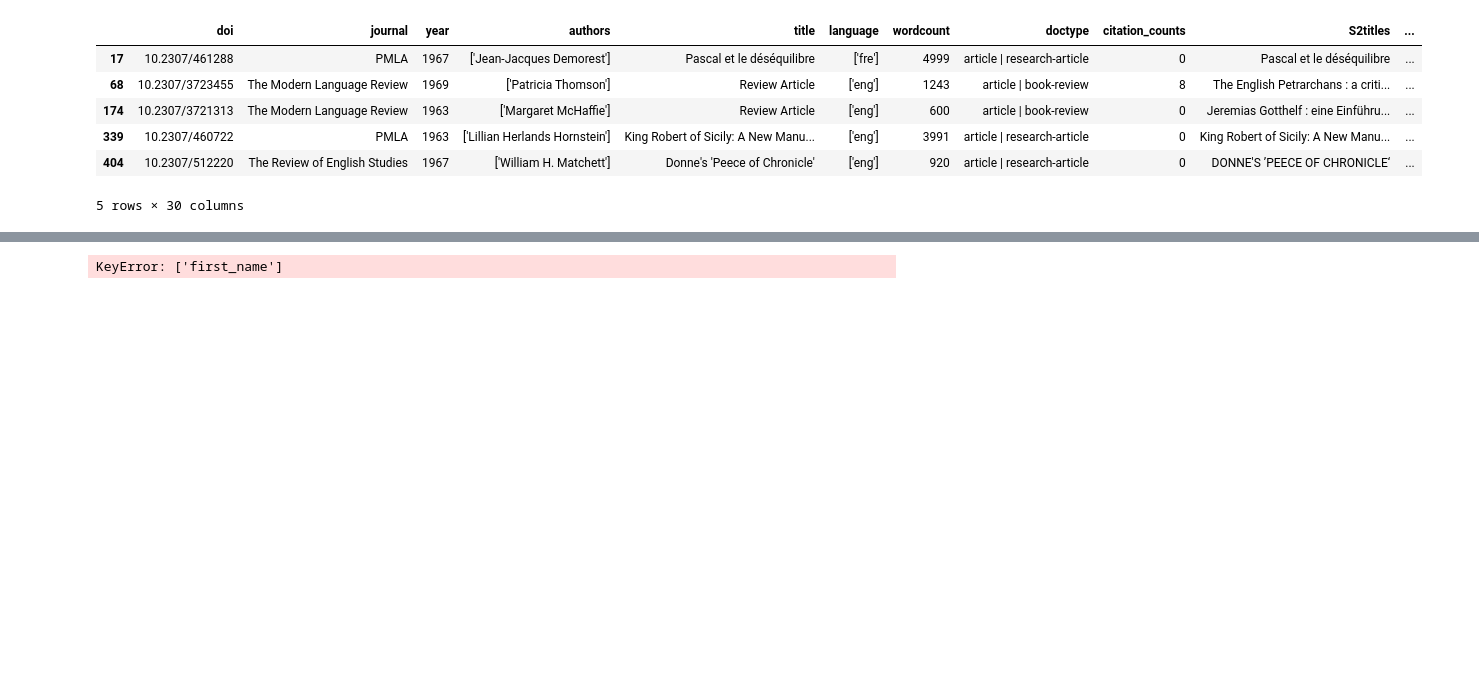
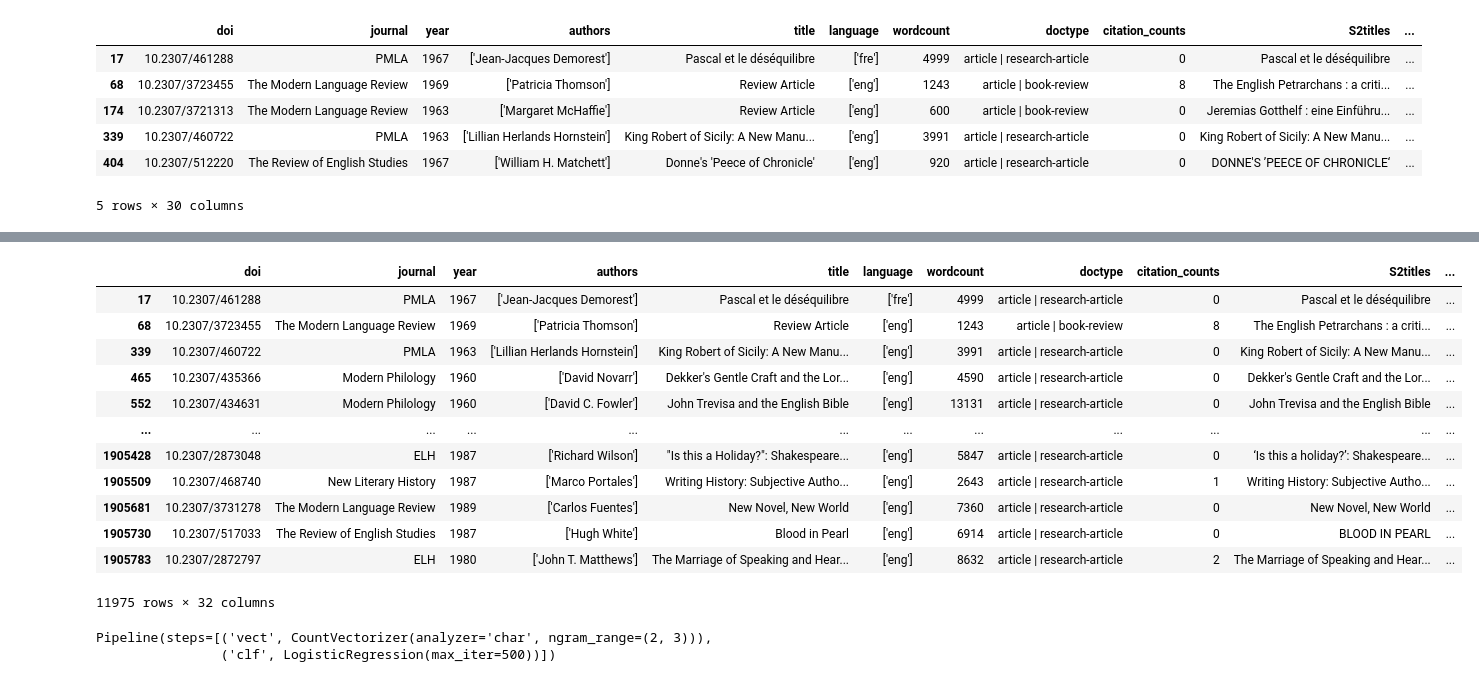
Before and after one commit to rscohen2/gender_novelty_econlit, a Jupyter notebook: analyze_lit_data.ipynb, the cells around one changed output, grey strips where cells are left out. Saved outputs shown, nothing was run; the diff lists cells and outputs as text; code cells hidden in the pictures; blank space fills up the shorter version.

```diff
--- a/analyze_lit_data.ipynb
+++ b/analyze_lit_data.ipynb
@@ -93,2 +123,5 @@ df_all['author_clean'] = df_all['authors'].str.replace(r'<prefix>.*?</prefix>',
+# %%
+df_all['author_clean'] = df_all['author_clean'].str.replace('[', '')
+df_all['author_clean'] = df_all['author_clean'].str.replace(']', '')
 # %%
 df_all['first_name'] = df_all['author_clean'].str.split().str[0]
@@ -94,0 +138,6 @@ df_all['first_name'] = df_all['author_clean'].str.split().str[0]
+# %%
+df_all['author_clean'] = df_all['author_clean'].str.replace("'","")
+# %%
+#apply gender dict
+gender_dict = pd.Series(gender_meta['gender'].values, index=gender_meta['author']).to_dict()
+df_all['gender'] = df_all['author_clean'].map(gender_dict).fillna('unknown')
@@ -95,3 +174,19 @@ df_all['first_name'] = df_all['author_clean'].str.split().str[0]
+# %%
+df_all.loc[df_all['gender'] != 'unknown']
+# %% [output]
+|  | doi | journal | year | authors | title | language | wordcount | doctype | citation_counts | S2titles | ... |
+| 17 | 10.2307/461288 | PMLA | 1967 | ['Jean-Jacques Demorest'] | Pascal et le déséquilibre | ['fre'] | 4999 | article | research-article | 0 | Pascal et le déséquilibre | ... |
+| 68 | 10.2307/3723455 | The Modern Language Review | 1969 | ['Patricia Thomson'] | Review Article | ['eng'] | 1243 | article | book-review | 8 | The English Petrarchans : a criti... | ... |
+| 339 | 10.2307/460722 | PMLA | 1963 | ['Lillian Herlands Hornstein'] | King Robert of Sicily: A New Manu... | ['eng'] | 3991 | article | research-article | 0 | King Robert of Sicily: A New Manu... | ... |
+| 465 | 10.2307/435366 | Modern Philology | 1960 | ['David Novarr'] | Dekker's Gentle Craft and the Lor... | ['eng'] | 4590 | article | research-article | 0 | Dekker's Gentle Craft and the Lor... | ... |
+| 552 | 10.2307/434631 | Modern Philology | 1960 | ['David C. Fowler'] | John Trevisa and the English Bible | ['eng'] | 13131 | article | research-article | 0 | John Trevisa and the English Bible | ... |
+| ... | ... | ... | ... | ... | ... | ... | ... | ... | ... | ... | ... |
+| 1905428 | 10.2307/2873048 | ELH | 1987 | ['Richard Wilson'] | "Is this a Holiday?": Shakespeare... | ['eng'] | 5847 | article | research-article | 0 | ‘Is this a holiday?’: Shakespeare... | ... |
+| 1905509 | 10.2307/468740 | New Literary History | 1987 | ['Marco Portales'] | Writing History: Subjective Autho... | ['eng'] | 2643 | article | research-article | 1 | Writing History: Subjective Autho... | ... |
+| 1905681 | 10.2307/3731278 | The Modern Language Review | 1989 | ['Carlos Fuentes'] | New Novel, New World | ['eng'] | 7360 | article | research-article | 0 | New Novel, New World | ... |
+| 1905730 | 10.2307/517033 | The Review of English Studies | 1987 | ['Hugh White'] | Blood in Pearl | ['eng'] | 6914 | article | research-article | 0 | BLOOD IN PEARL | ... |
+| 1905783 | 10.2307/2872797 | ELH | 1980 | ['John T. Matthews'] | The Marriage of Speaking and Hear... | ['eng'] | 8632 | article | research-article | 2 | The Marriage of Speaking and Hear... | ... |
+11975 rows × 32 columns
 # %%
 import pandas as pd
 from sklearn.feature_extraction.text import CountVectorizer
@@ -117,4 +212,5 @@ model = Pipeline([
 
 model.fit(X, y)
 # %% [output]
-KeyError: ['first_name']
+Pipeline(steps=[('vect', CountVectorizer(analyzer='char', ngram_range=(2, 3))),
+                ('clf', LogisticRegression(max_iter=500))])
```
Also changed, not shown: parts of 18 cells of this notebook, 1 other file.
